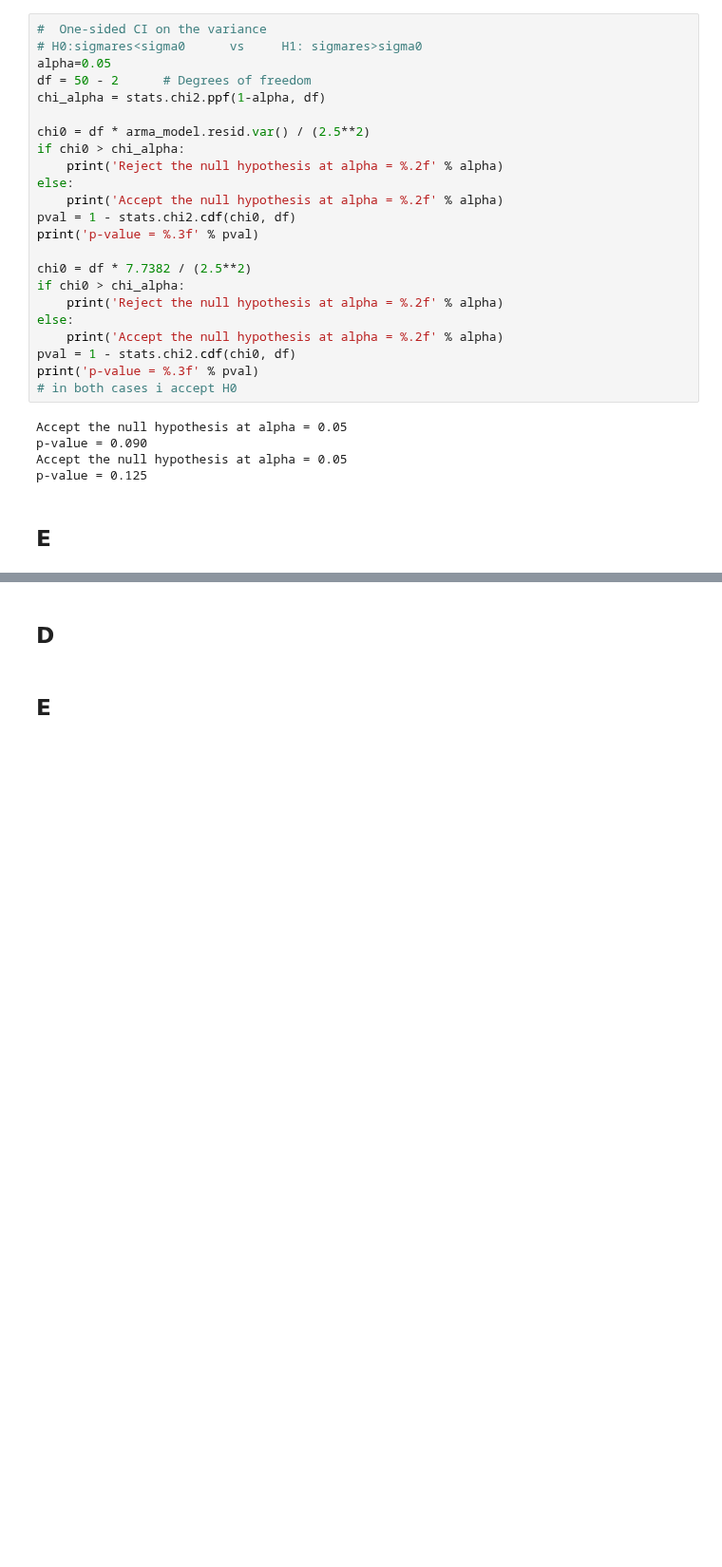
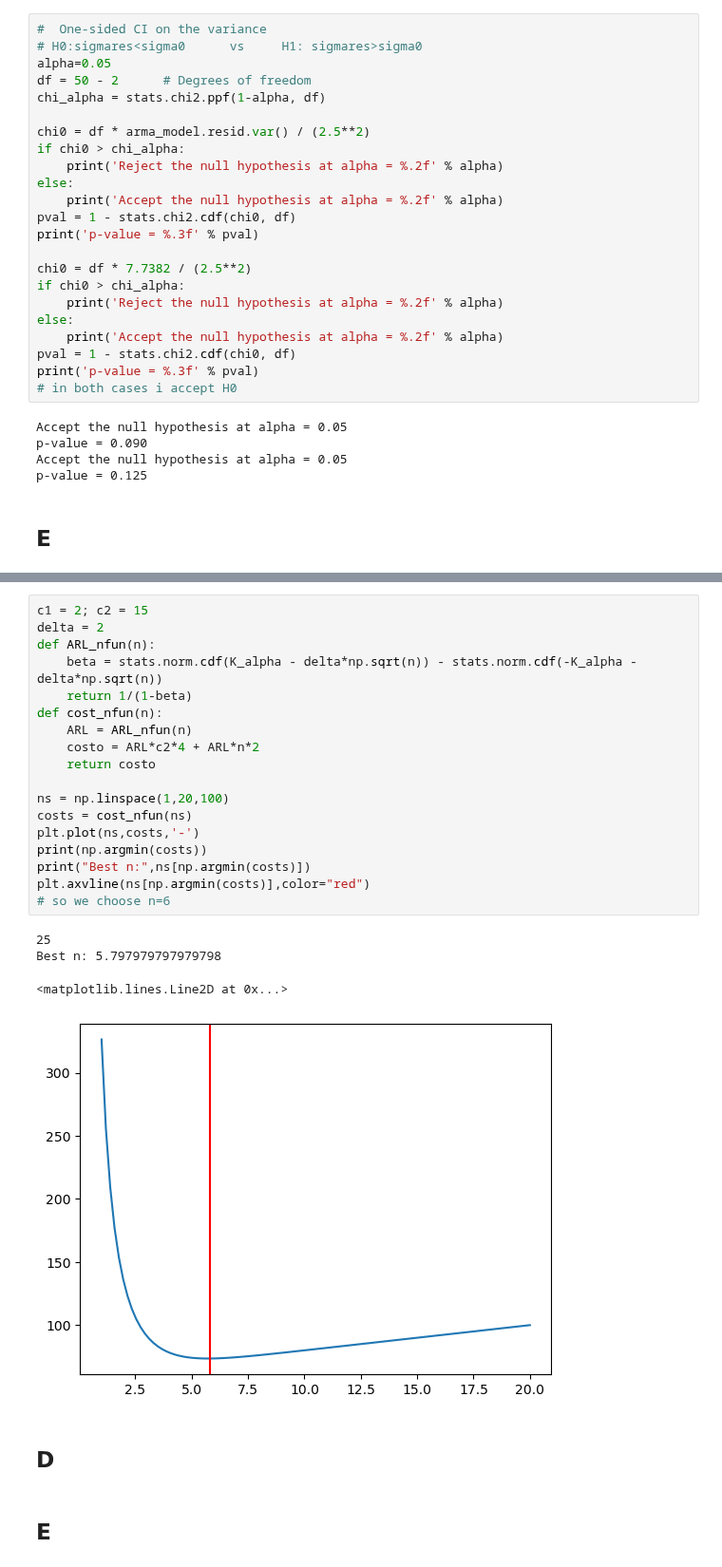
Before and after one commit to abylai11/qda-project, a Jupyter notebook: Summary Notebooks/2024_simulation.ipynb, the cells around one changed output, grey strips where cells are left out. Shown at 95% size. Saved outputs shown, nothing was run; the diff lists cells and outputs as text; blank space fills up the shorter version.

```diff
--- a/Summary Notebooks/2024_simulation.ipynb
+++ b/Summary Notebooks/2024_simulation.ipynb
@@ -353,3 +467,26 @@ p-value = 0.125
+# %%
+c1 = 2; c2 = 15
+delta = 2
+def ARL_nfun(n):
+	beta = stats.norm.cdf(K_alpha - delta*np.sqrt(n)) - stats.norm.cdf(-K_alpha - delta*np.sqrt(n))
+	return 1/(1-beta)
+def cost_nfun(n):
+	ARL = ARL_nfun(n)
+	costo = ARL*c2*4 + ARL*n*2
+	return costo
+
+ns = np.linspace(1,20,100)
+costs = cost_nfun(ns)
+plt.plot(ns,costs,'-')
+print(np.argmin(costs))
+print("Best n:",ns[np.argmin(costs)])
+plt.axvline(ns[np.argmin(costs)],color="red")
+# so we choose n=6
+# %% [output]
+25
+Best n: 5.797979797979798
+<matplotlib.lines.Line2D at 0x...>
+[figure, added]
 # %% [markdown]
 ## D
 # %% [markdown]
```
Also changed, not shown: parts of 11 cells of this notebook.
